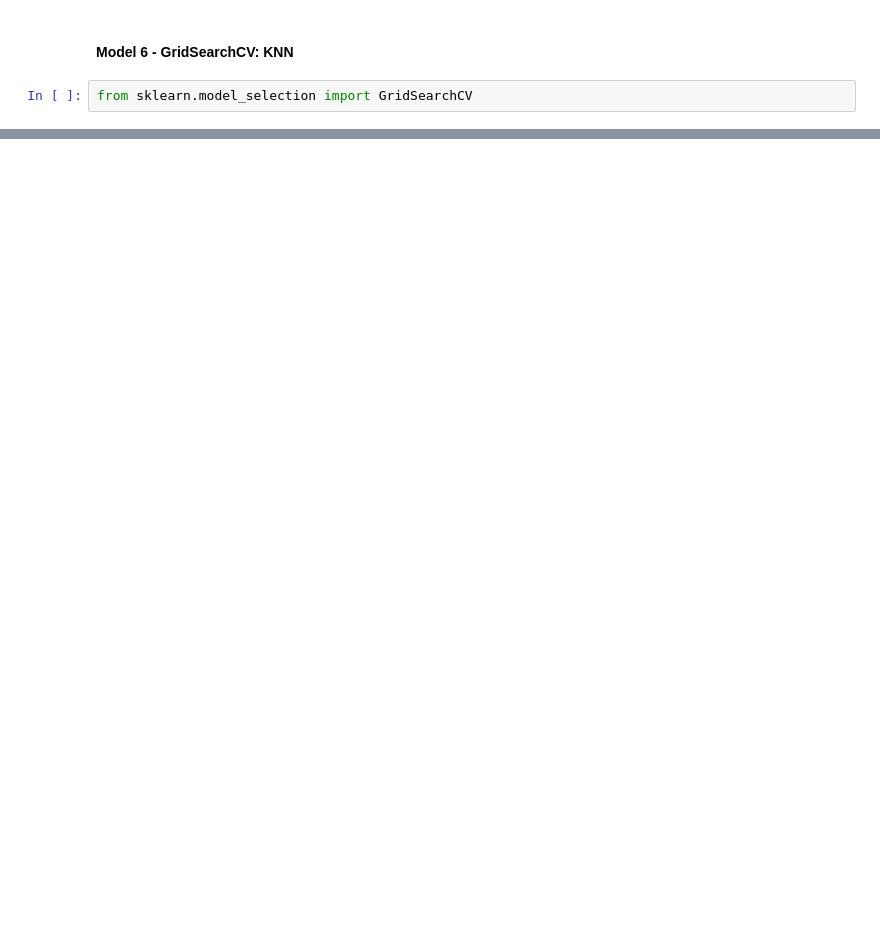
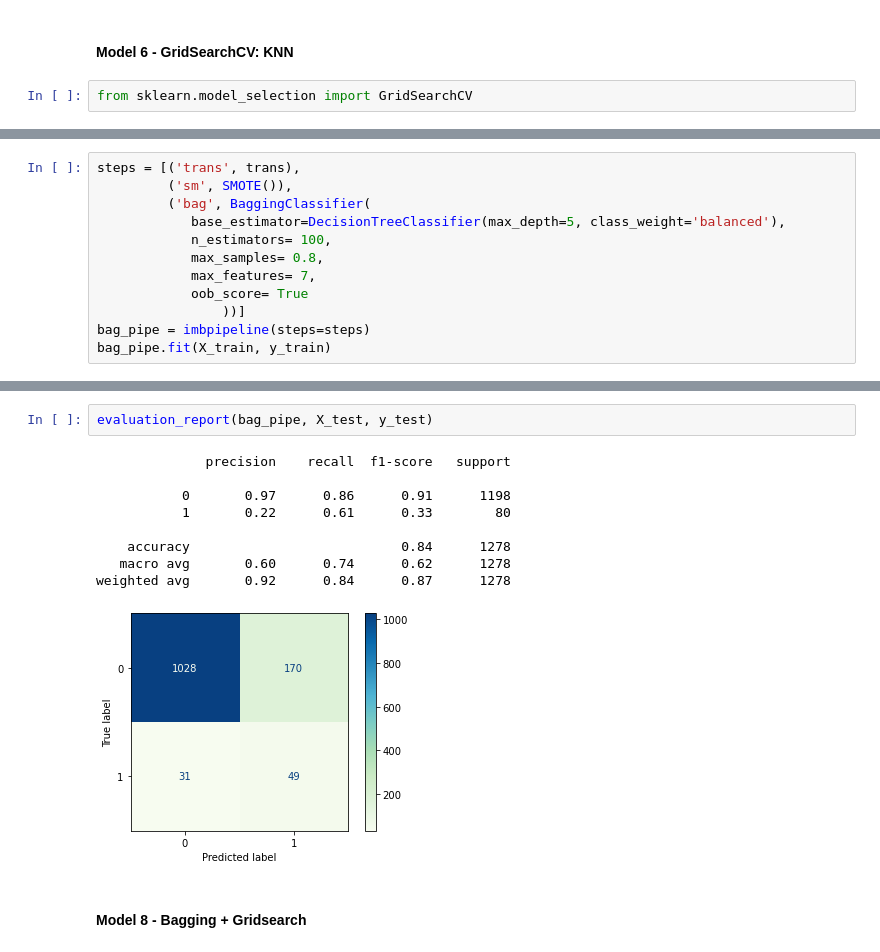
Before and after one commit to jasonarikupurathu/stroke-predictions, a Jupyter notebook: Analysis-Notebook.ipynb, the cells around one changed output, grey strips where cells are left out. Cells and saved outputs as stored; diff of their text form; blank space fills up the shorter version.

```diff
--- a/Analysis-Notebook.ipynb
+++ b/Analysis-Notebook.ipynb
@@ -326,0 +350,12 @@ weighted avg       0.92      0.71      0.79      1278
+# %%
+steps = [('trans', trans),
+         ('sm', SMOTE()),
+         ('bag', BaggingClassifier(
+            base_estimator=DecisionTreeClassifier(max_depth=5, class_weight='balanced'),
+            n_estimators= 100,
+            max_samples= 0.8,
+            max_features= 7,
+            oob_score= True
+                ))]
+bag_pipe = imbpipeline(steps=steps)
+bag_pipe.fit(X_train, y_train)
@@ -326,0 +381,14 @@ weighted avg       0.92      0.71      0.79      1278
+# %%
+evaluation_report(bag_pipe, X_test, y_test)
+# %% [output]
+              precision    recall  f1-score   support
+
+           0       0.97      0.86      0.91      1198
+           1       0.22      0.61      0.33        80
+
+    accuracy                           0.84      1278
+   macro avg       0.60      0.74      0.62      1278
+weighted avg       0.92      0.84      0.87      1278
+[figure, added]
+# %% [markdown]
+#### Model 8 - Bagging + Gridsearch
```
Also changed, not shown: parts of 31 cells of this notebook.
